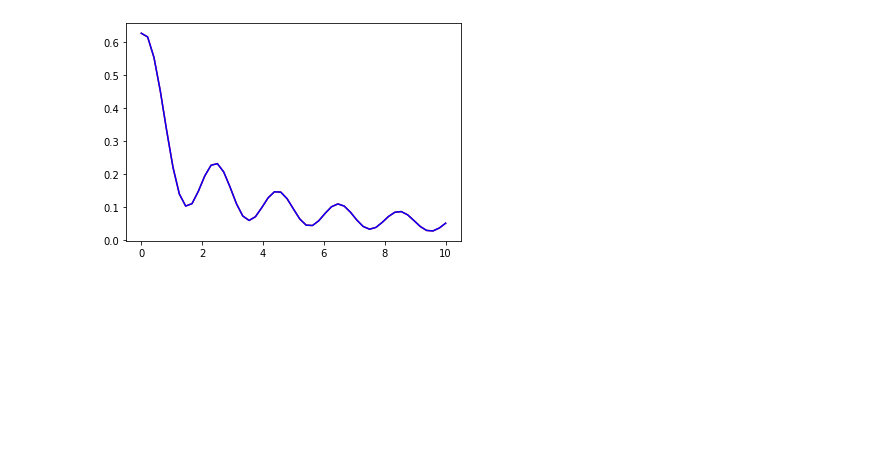
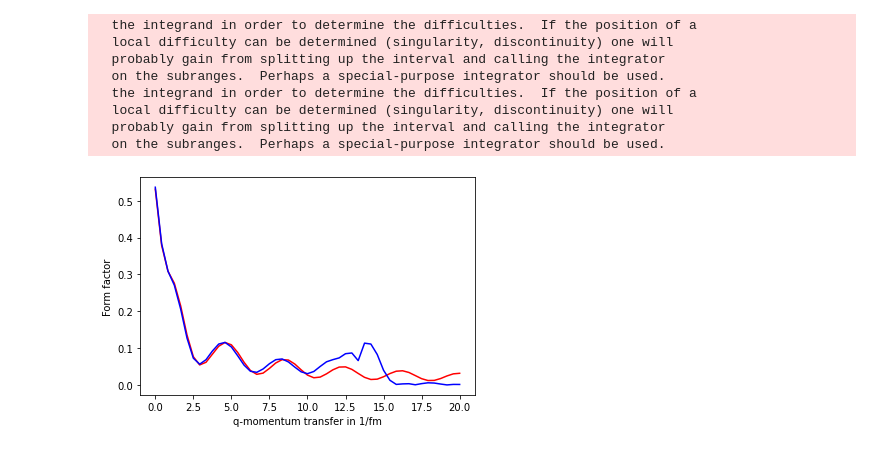
Before and after one commit to aswin16/electron-nucleus-scattering, a Jupyter notebook: formfactor-q.ipynb, the cells around one changed output. Cells and saved outputs as stored; diff of their text form; code cells hidden in the pictures; blank space fills up the shorter version.

```diff
--- a/formfactor-q.ipynb
+++ b/formfactor-q.ipynb
@@ -30,7 +30,7 @@ e = 0.303 #charge of electron
 
 def plot(num,Z,d,A,q_lim):
 
-    R = (1.18*(A**(1/3))-0.48) #half value radius in fermi -approximate relation
+    R = 1.18*(A**(1/3)) #half value radius in fermi -approximate relation
 
     #normalization constant of
     #Woods-Saxon charge distribution
@@ -72,8 +72,8 @@ def plot(num,Z,d,A,q_lim):
 
         #integration using simpson
 
-        real_integral_simp = comp_simpsons(freal,0,30,1000000)
-        imag_integral_simp = comp_simpsons(fimag,0,30,1000000)
+        real_integral_simp = comp_simpsons(freal,0,30,200)
+        imag_integral_simp = comp_simpsons(fimag,0,30,200)
 
         integral_quad[i] = 4*np.pi*np.sqrt(np.square(real_integral_quad)+np.square(imag_integral_quad))  # RHS is |F|
 
@@ -81,6 +81,37 @@ def plot(num,Z,d,A,q_lim):
 
     q = np.linspace(0,q_lim,num)
 
+    plt.xlabel('q-momentum transfer in 1/fm')
+    plt.ylabel('Form factor')
+
     plt.plot(q,integral_quad,'r')    # momentum transfer vs form factor  ,integration done using quad
 
     plt.plot(q,integral_simp,'b')    # integration using simpsons
+
+
+
+
+
+
+
+
+
+
+
+print('enter the following')
+print('num- (resolution)divisons in plot(optimum around 50),Z,A,d-diffusiveness,qlim-upper bound on q')
+
+num = input("resolution: ")
+
+Z = input("Z: ")
+
+A = input("A: ")
+
+d = input("d: ")
+
+q_lim = input("q_lim: ")
+
+
+
+
+plot(int(num),int(Z),float(d),int(A),float(q_lim))
@@ -87,4 +135,12 @@ def plot(num,Z,d,A,q_lim):
 # %%
-plot(49,20,0.5,40,10)
+plot(49,8,0.5,32,20)
 # %% [output]
+  the integrand in order to determine the difficulties.  If the position of a
+  local difficulty can be determined (singularity, discontinuity) one will
+  probably gain from splitting up the interval and calling the integrator
+  on the subranges.  Perhaps a special-purpose integrator should be used.
+  the integrand in order to determine the difficulties.  If the position of a
+  local difficulty can be determined (singularity, discontinuity) one will
+  probably gain from splitting up the interval and calling the integrator
+  on the subranges.  Perhaps a special-purpose integrator should be used.
-[figure, old version]
+[figure, new version]
```
Also changed, not shown: parts of 1 cell of this notebook, 4 other files.
